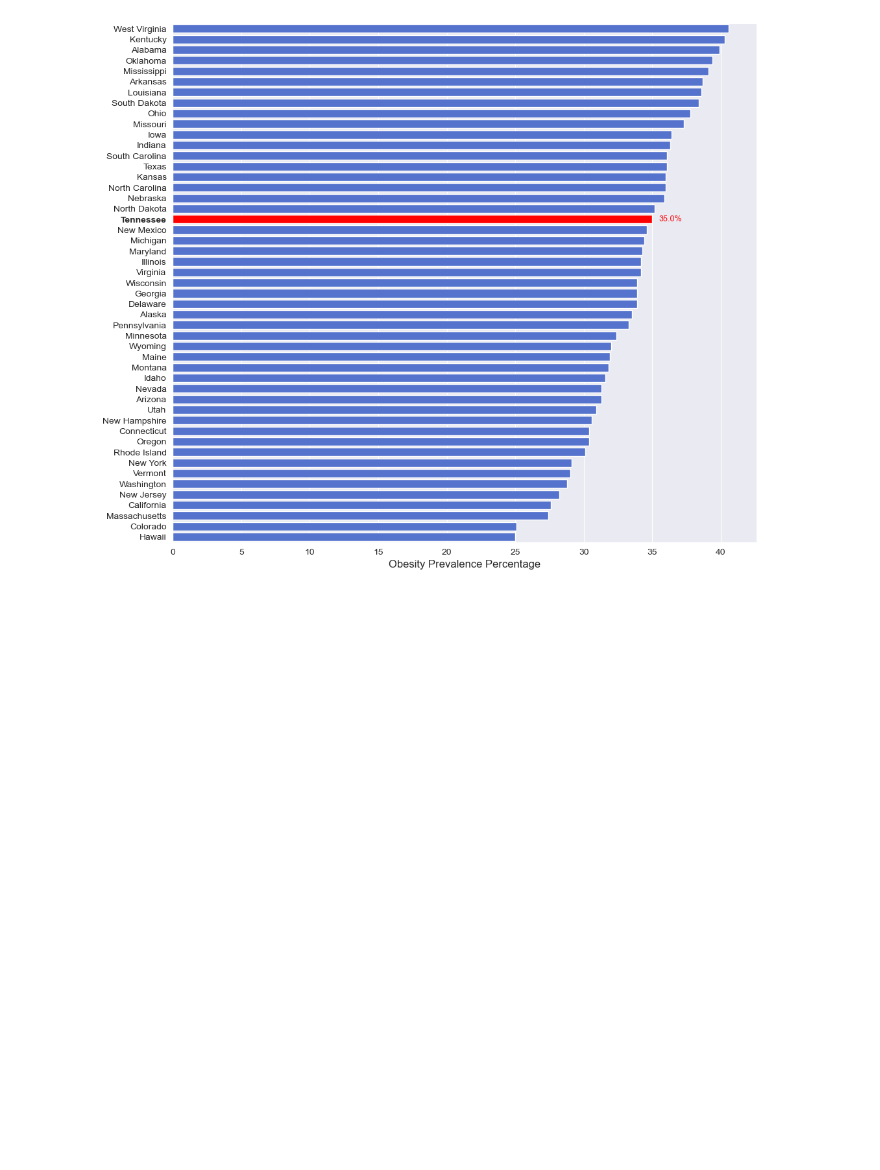
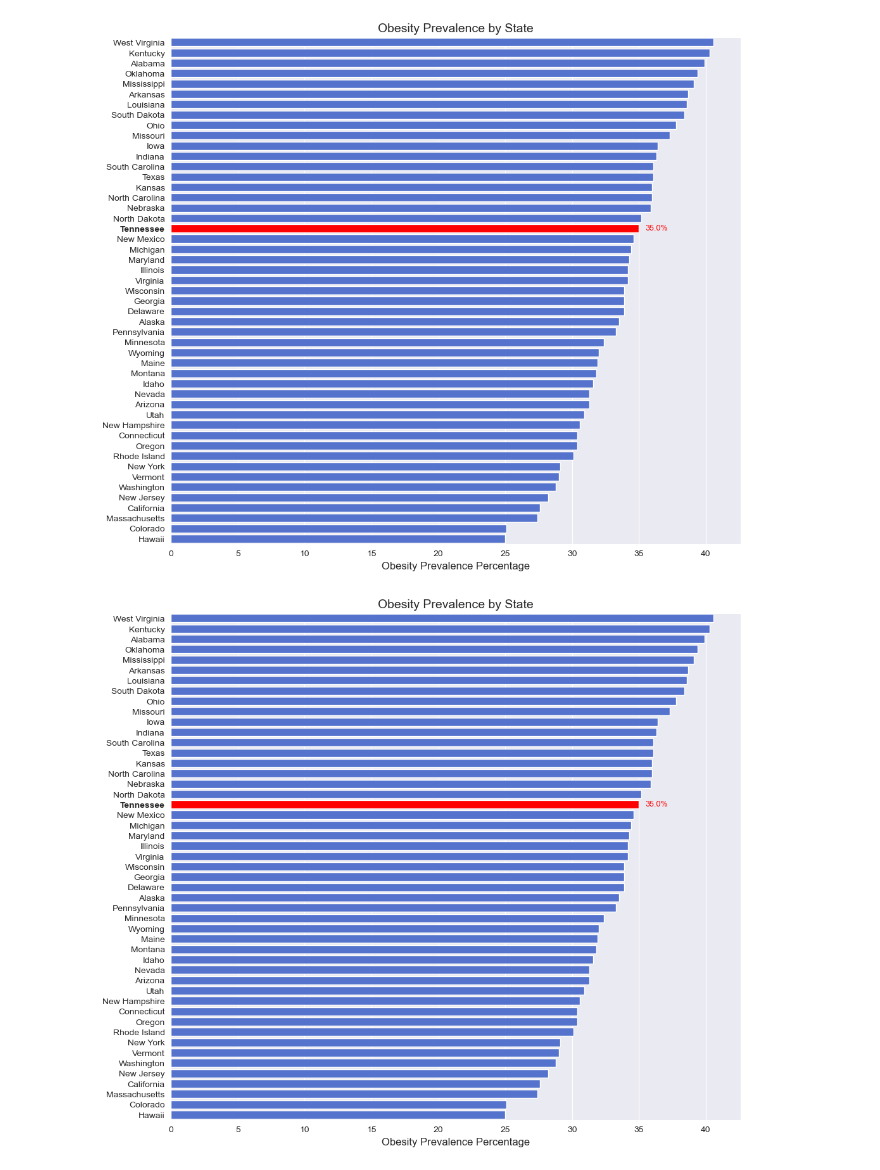
Before and after one commit to scost46/TN_Obesity_Analysis_Capstone, a Jupyter notebook: notebooks/USA_state_comparison.ipynb, the cells around one changed output. Cells and saved outputs as stored; diff of their text form; code cells hidden in the pictures; blank space fills up the shorter version.

```diff
--- a/notebooks/USA_state_comparison.ipynb
+++ b/notebooks/USA_state_comparison.ipynb
@@ -153,33 +255,36 @@ df = pd.DataFrame(data)
 df = df.sort_values('Prevalence', ascending=False)
 
 #figure size and style
 plt.figure(figsize=(12, 10))
 sns.set_style("darkgrid")
 
 ax = sns.barplot(x='Prevalence', y='State', data=df, color='royalblue')
 
 # Highlight Tn's bar red
 tn_index = df[df['State'] == 'Tennessee'].index[0]
 ax.patches[tn_index].set_facecolor('red')
 
 # data label to the Tennessee bar
 ax.text(df['Prevalence'].iloc[tn_index] + 0.5, tn_index, f'{df["Prevalence"].iloc[tn_index]:.1f}%', color='red', ha='left', va='center', fontsize=9)
 
 ax.set_xlabel('Obesity Prevalence Percentage', fontsize=12)
 ax.set_ylabel('')
 
 # Customize the tick labels on the y-axis
 ax.set_yticklabels(df['State'], fontsize=10)
 ax.get_yticklabels()[tn_index].set_fontweight('bold')
 
 # Remove percent signs from the x-axis numbers
 ax.set_xticklabels([f'{int(tick)}' for tick in ax.get_xticks()])
 
 # Adjust the figure margins
 plt.subplots_adjust(left=0.2, right=0.95, top=0.9, bottom=0.1)
 
+plt.title('Obesity Prevalence by State', fontsize=14)
+
 plt.show()
 # %% [output]
-[figure, old version]
+[figure, new version]
+[figure, added]
 # %%
 #obesity_by_state.to_csv('states.csv', index=False)
```
Also changed, not shown: parts of 6 cells of this notebook, 6 other files.
